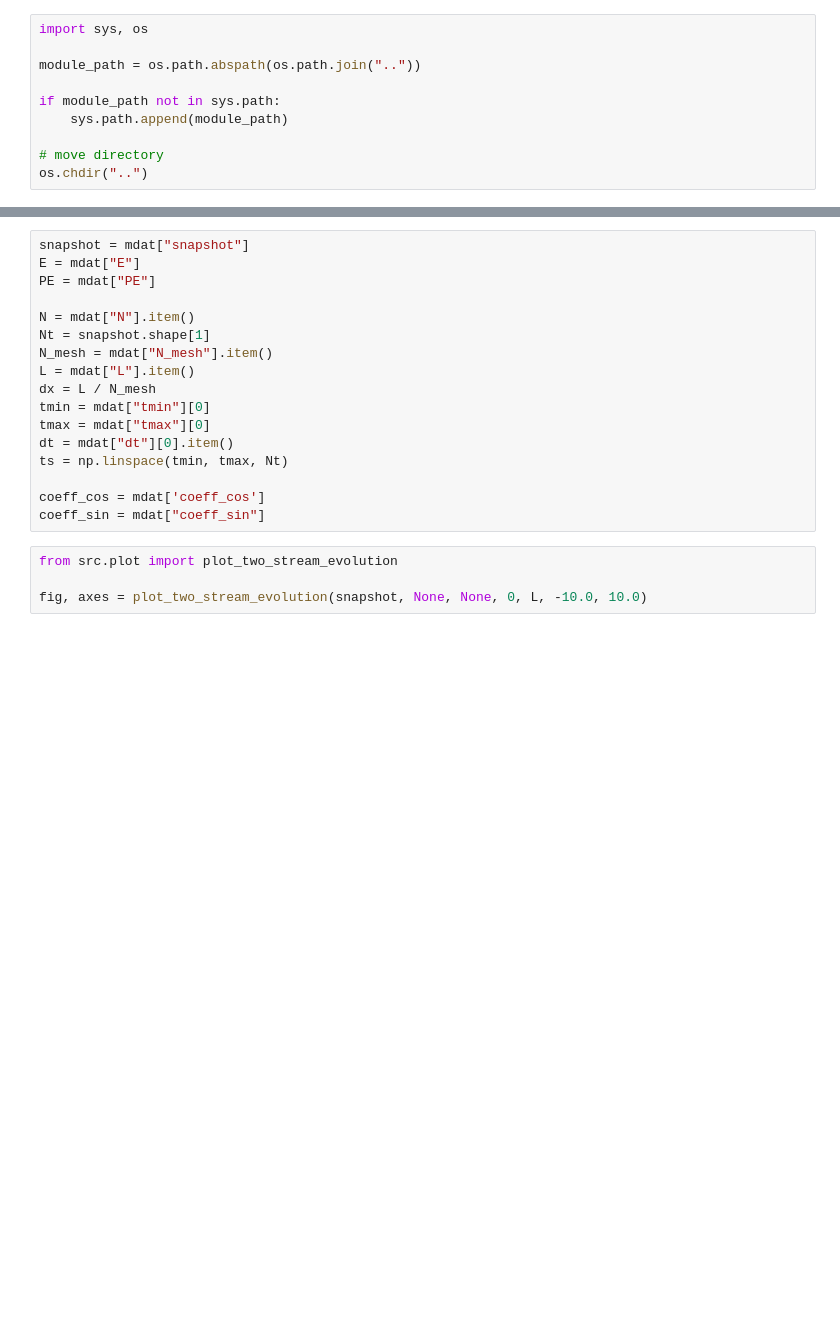
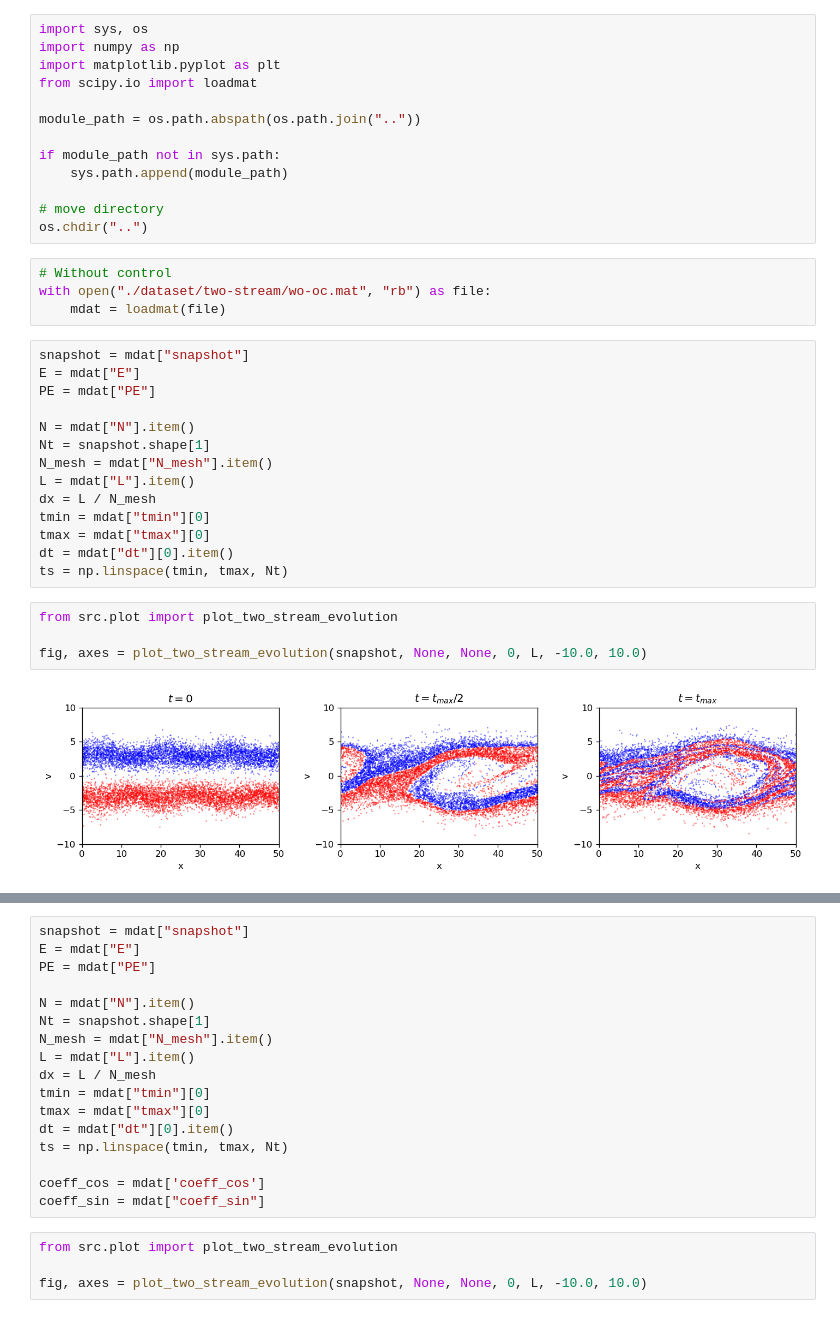
Before and after one commit to ZINZINBIN/Optimal-Control-1D-Electrostatic-Plasma, a Jupyter notebook: analysis/optimal_control_two_stream.ipynb, the cells around one changed output, grey strips where cells are left out. Drawn from its saved outputs; the diff is of its cells as text; blank space fills up the shorter version.

```diff
--- a/analysis/optimal_control_two_stream.ipynb
+++ b/analysis/optimal_control_two_stream.ipynb
@@ -1,5 +1,8 @@
 # %%
 import sys, os
+import numpy as np
+import matplotlib.pyplot as plt
+from scipy.io import loadmat
 
 module_path = os.path.abspath(os.path.join(".."))
 
@@ -8,3 +11,27 @@ if module_path not in sys.path:
 
 # move directory
 os.chdir("..")
+# %%
+# Without control
+with open("./dataset/two-stream/wo-oc.mat", "rb") as file:
+    mdat = loadmat(file)
+# %%
+snapshot = mdat["snapshot"]
+E = mdat["E"]
+PE = mdat["PE"]
+
+N = mdat["N"].item()
+Nt = snapshot.shape[1]
+N_mesh = mdat["N_mesh"].item()
+L = mdat["L"].item()
+dx = L / N_mesh
+tmin = mdat["tmin"][0]
+tmax = mdat["tmax"][0]
+dt = mdat["dt"][0].item()
+ts = np.linspace(tmin, tmax, Nt)
+# %%
+from src.plot import plot_two_stream_evolution
+
+fig, axes = plot_two_stream_evolution(snapshot, None, None, 0, L, -10.0, 10.0)
+# %% [output]
+[figure, added]
```
Also changed, not shown: parts of 8 cells of this notebook, 16 other files.
